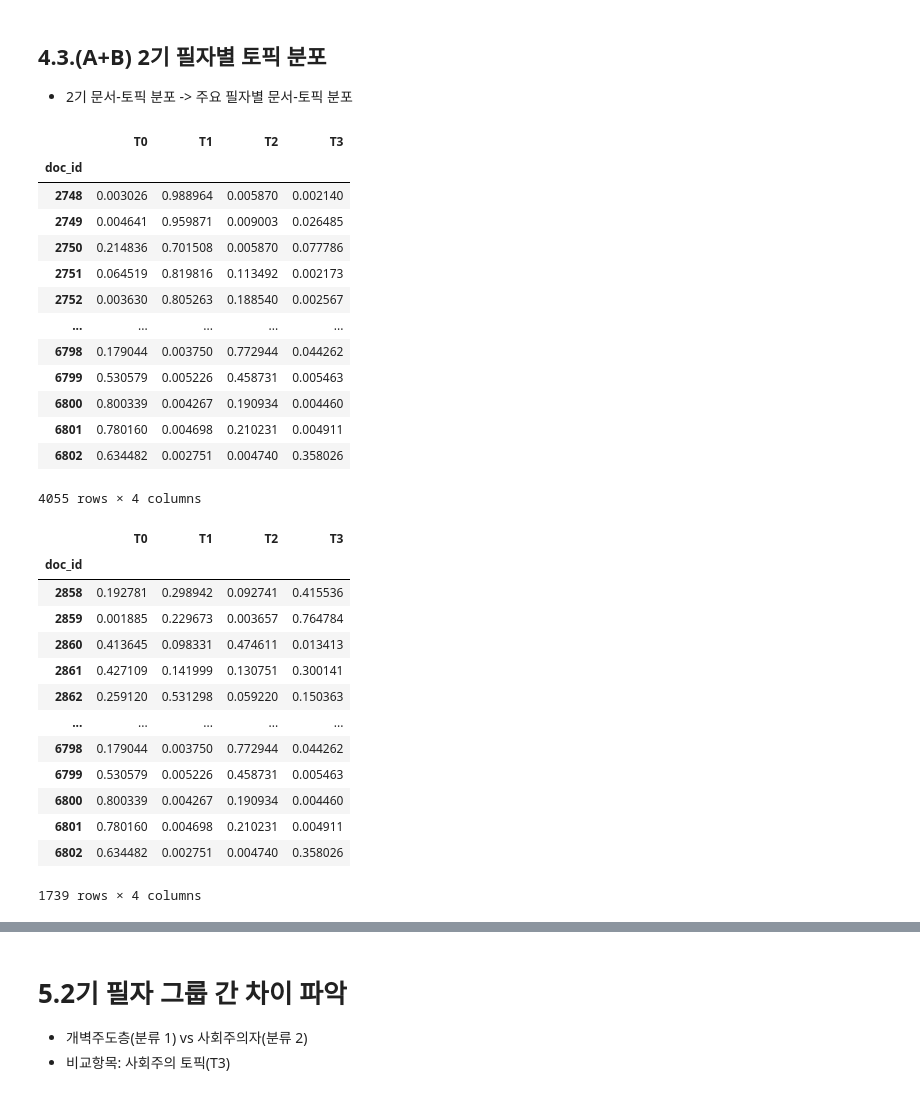
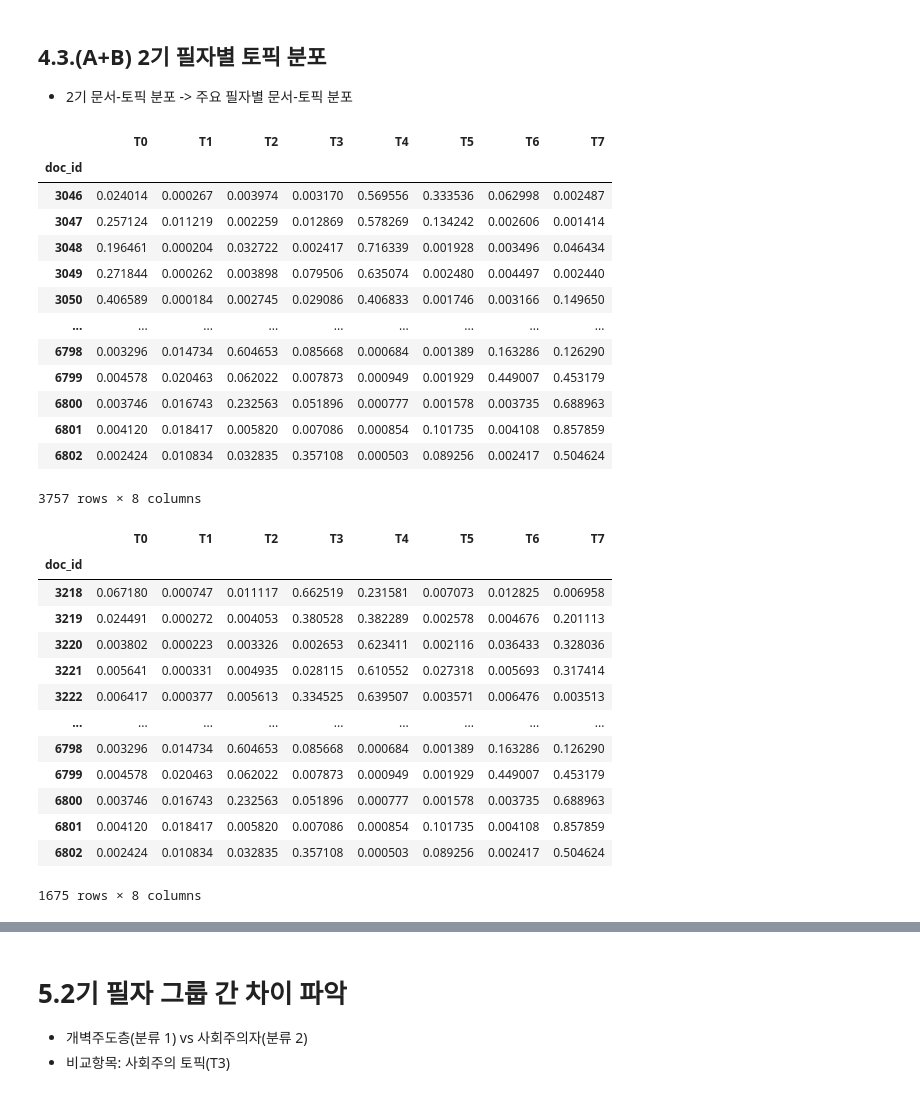
Before and after one commit to hursoo/big_k-modern_1, a Jupyter notebook: gb_101_writer_difference(big1).ipynb, the cells around one changed output, grey strips where cells are left out. Drawn from its saved outputs; the diff is of its cells as text; code cells hidden in the pictures.

```diff
--- a/gb_101_writer_difference(big1).ipynb
+++ b/gb_101_writer_difference(big1).ipynb
@@ -119,7 +119,7 @@ df.query('grid_1 == "10q"')[:3]
 # %%
-# 전기,후기: doc_id는 2748부터 끝까지
+# 전기,후기: doc_id는 3046부터 끝까지
 df['period'] = np.where(
-    df['doc_id'] < 2748,  # 조건
+    df['doc_id'] < 3046,  # 조건
     'p1',                          # 조건이 참일 때
     'p2'                           # 조건이 거짓일 때
 )
@@ -408,48 +407,48 @@ def create_dataframe_from_text(data: str) -> pd.DataFrame:
 # %%
 # 2기 문서 토픽 분포만 추출
 with open(file_path + 'result/doc-distrib.txt', 'r', encoding='utf-8') as file:
     text_data = file.read()
 
 # 함수 호출
 temp = create_dataframe_from_text(text_data).set_index('doc_id')
-p2_idx = [idx for idx in temp.index if idx >= 2748]
+p2_idx = [idx for idx in temp.index if idx >= 3046] ###
 p2_idx
 doc_dist_idx = temp.loc[p2_idx]
 doc_dist_idx
 # %% [output]
-|  | T0 | T1 | T2 | T3 |
-| doc_id |  |  |  |  |
-| 2748 | 0.003026 | 0.988964 | 0.005870 | 0.002140 |
-| 2749 | 0.004641 | 0.959871 | 0.009003 | 0.026485 |
-| 2750 | 0.214836 | 0.701508 | 0.005870 | 0.077786 |
-| 2751 | 0.064519 | 0.819816 | 0.113492 | 0.002173 |
-| 2752 | 0.003630 | 0.805263 | 0.188540 | 0.002567 |
-| ... | ... | ... | ... | ... |
-| 6798 | 0.179044 | 0.003750 | 0.772944 | 0.044262 |
-| 6799 | 0.530579 | 0.005226 | 0.458731 | 0.005463 |
-| 6800 | 0.800339 | 0.004267 | 0.190934 | 0.004460 |
-| 6801 | 0.780160 | 0.004698 | 0.210231 | 0.004911 |
-| 6802 | 0.634482 | 0.002751 | 0.004740 | 0.358026 |
+|  | T0 | T1 | T2 | T3 | T4 | T5 | T6 | T7 |
+| doc_id |  |  |  |  |  |  |  |  |
+| 3046 | 0.024014 | 0.000267 | 0.003974 | 0.003170 | 0.569556 | 0.333536 | 0.062998 | 0.002487 |
+| 3047 | 0.257124 | 0.011219 | 0.002259 | 0.012869 | 0.578269 | 0.134242 | 0.002606 | 0.001414 |
+| 3048 | 0.196461 | 0.000204 | 0.032722 | 0.002417 | 0.716339 | 0.001928 | 0.003496 | 0.046434 |
+| 3049 | 0.271844 | 0.000262 | 0.003898 | 0.079506 | 0.635074 | 0.002480 | 0.004497 | 0.002440 |
+| 3050 | 0.406589 | 0.000184 | 0.002745 | 0.029086 | 0.406833 | 0.001746 | 0.003166 | 0.149650 |
+| ... | ... | ... | ... | ... | ... | ... | ... | ... |
+| 6798 | 0.003296 | 0.014734 | 0.604653 | 0.085668 | 0.000684 | 0.001389 | 0.163286 | 0.126290 |
+| 6799 | 0.004578 | 0.020463 | 0.062022 | 0.007873 | 0.000949 | 0.001929 | 0.449007 | 0.453179 |
+| 6800 | 0.003746 | 0.016743 | 0.232563 | 0.051896 | 0.000777 | 0.001578 | 0.003735 | 0.688963 |
+| 6801 | 0.004120 | 0.018417 | 0.005820 | 0.007086 | 0.000854 | 0.101735 | 0.004108 | 0.857859 |
+| 6802 | 0.002424 | 0.010834 | 0.032835 | 0.357108 | 0.000503 | 0.089256 | 0.002417 | 0.504624 |
-4055 rows × 4 columns
+3757 rows × 8 columns
 # %%
 # 주요 필자별 문서-토픽 분포
 doc_dist_12 = doc_dist_idx.loc[doc_12gp_idx.index,:]
 doc_dist_12
 # %% [output]
-|  | T0 | T1 | T2 | T3 |
-| doc_id |  |  |  |  |
-| 2858 | 0.192781 | 0.298942 | 0.092741 | 0.415536 |
-| 2859 | 0.001885 | 0.229673 | 0.003657 | 0.764784 |
-| 2860 | 0.413645 | 0.098331 | 0.474611 | 0.013413 |
-| 2861 | 0.427109 | 0.141999 | 0.130751 | 0.300141 |
-| 2862 | 0.259120 | 0.531298 | 0.059220 | 0.150363 |
-| ... | ... | ... | ... | ... |
-| 6798 | 0.179044 | 0.003750 | 0.772944 | 0.044262 |
-| 6799 | 0.530579 | 0.005226 | 0.458731 | 0.005463 |
-| 6800 | 0.800339 | 0.004267 | 0.190934 | 0.004460 |
-| 6801 | 0.780160 | 0.004698 | 0.210231 | 0.004911 |
-| 6802 | 0.634482 | 0.002751 | 0.004740 | 0.358026 |
+|  | T0 | T1 | T2 | T3 | T4 | T5 | T6 | T7 |
+| doc_id |  |  |  |  |  |  |  |  |
+| 3218 | 0.067180 | 0.000747 | 0.011117 | 0.662519 | 0.231581 | 0.007073 | 0.012825 | 0.006958 |
+| 3219 | 0.024491 | 0.000272 | 0.004053 | 0.380528 | 0.382289 | 0.002578 | 0.004676 | 0.201113 |
+| 3220 | 0.003802 | 0.000223 | 0.003326 | 0.002653 | 0.623411 | 0.002116 | 0.036433 | 0.328036 |
+| 3221 | 0.005641 | 0.000331 | 0.004935 | 0.028115 | 0.610552 | 0.027318 | 0.005693 | 0.317414 |
+| 3222 | 0.006417 | 0.000377 | 0.005613 | 0.334525 | 0.639507 | 0.003571 | 0.006476 | 0.003513 |
+| ... | ... | ... | ... | ... | ... | ... | ... | ... |
+| 6798 | 0.003296 | 0.014734 | 0.604653 | 0.085668 | 0.000684 | 0.001389 | 0.163286 | 0.126290 |
+| 6799 | 0.004578 | 0.020463 | 0.062022 | 0.007873 | 0.000949 | 0.001929 | 0.449007 | 0.453179 |
+| 6800 | 0.003746 | 0.016743 | 0.232563 | 0.051896 | 0.000777 | 0.001578 | 0.003735 | 0.688963 |
+| 6801 | 0.004120 | 0.018417 | 0.005820 | 0.007086 | 0.000854 | 0.101735 | 0.004108 | 0.857859 |
+| 6802 | 0.002424 | 0.010834 | 0.032835 | 0.357108 | 0.000503 | 0.089256 | 0.002417 | 0.504624 |
-1739 rows × 4 columns
+1675 rows × 8 columns
 # %%
 # 필요정보 결합
 dist_writer_12 = pd.concat([doc_dist_12, doc_12gp_idx[['w_new', 'wn_cls']]], axis=1)
```
Also changed, not shown: parts of 21 cells of this notebook.
